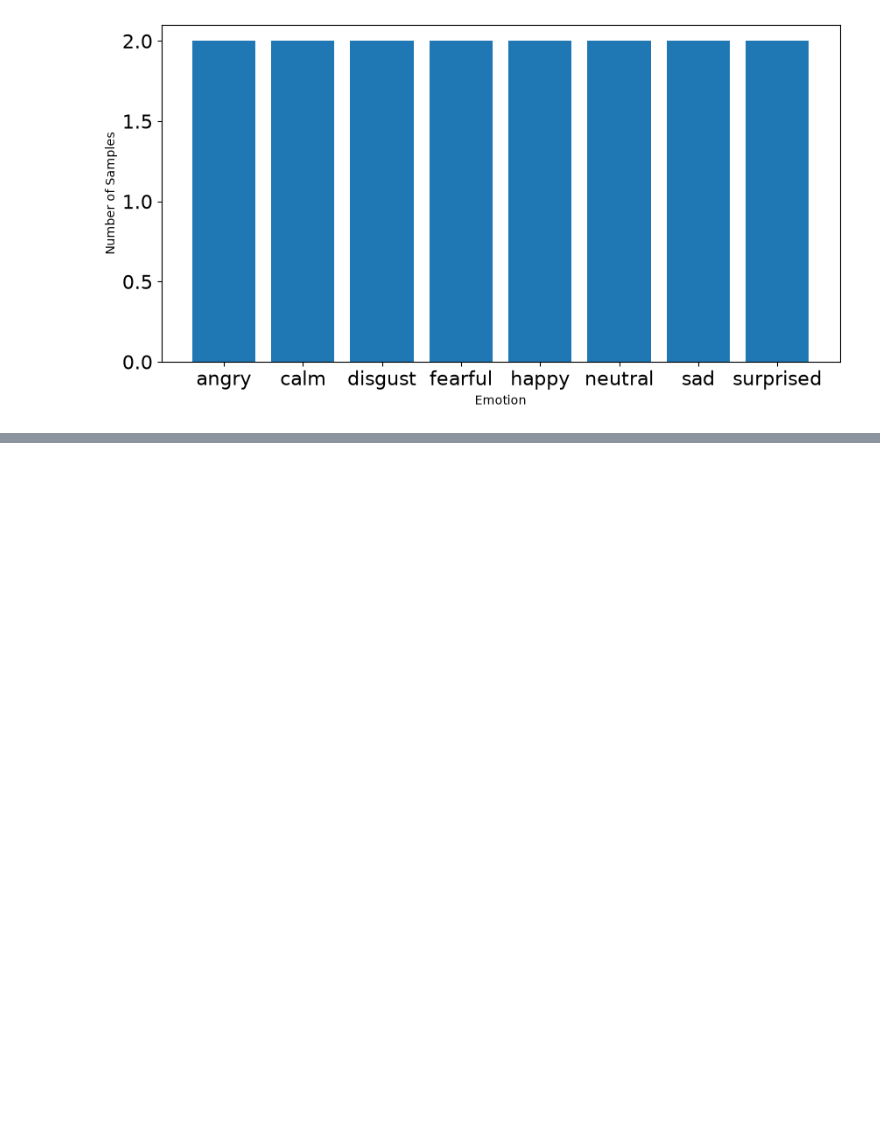
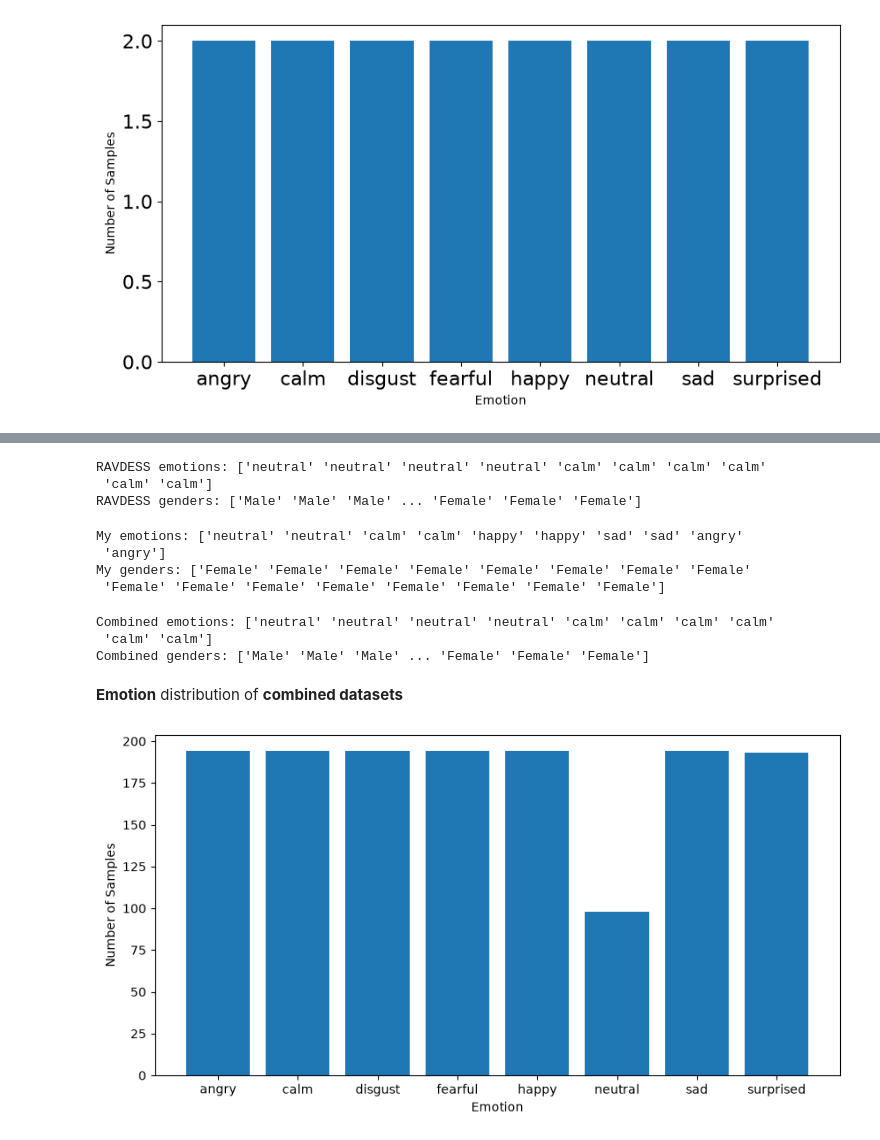
Before and after one commit to IAT-ExploringAI-2026/Week2-DataPreprocessing, a Jupyter notebook: Week 2.ipynb, the cells around one changed output, grey strips where cells are left out. Cells and saved outputs as stored; diff of their text form; code cells hidden in the pictures; blank space fills up the shorter version.

```diff
--- a/Week 2.ipynb
+++ b/Week 2.ipynb
@@ -811,0 +816,5 @@ plt.show()
+# %%
+ravdess_files = glob.glob("Assignment 2/OneDrive/Audio Data/Actor_*/*.wav")
+recorded_files = glob.glob("Assignment 2/RecordedAudio/Actor_*/*.wav")
+
+combined_files = ravdess_files + recorded_files
@@ -811,0 +831,59 @@ plt.show()
+# %%
+def get_labels(files):
+    emotions = []
+    genders = []
+
+    for file in files:
+        file_name = os.path.basename(file)
+        # Emotion = 3rd identifier
+        emotion = emotions_dict[file_name.split("-")[2]]
+        # Actor = 7th identifier
+        actor = int(file_name.split("-")[6].split(".")[0])
+
+        if actor % 2 == 0:
+            gender = "Female"
+        else:
+            gender = "Male"
+
+        emotions.append(emotion)
+        genders.append(gender)
+
+    return np.array(emotions), np.array(genders)
+# %%
+ravdess_emotions, ravdess_genders = get_labels(ravdess_files)
+print("RAVDESS emotions:", ravdess_emotions[:10])
+print("RAVDESS genders:", ravdess_genders)
+# %% [output]
+RAVDESS emotions: ['neutral' 'neutral' 'neutral' 'neutral' 'calm' 'calm' 'calm' 'calm'
+ 'calm' 'calm']
+RAVDESS genders: ['Male' 'Male' 'Male' ... 'Female' 'Female' 'Female']
+# %%
+my_emotions, my_genders = get_labels(recorded_files)
+print("My emotions:", my_emotions[:10])
+print("My genders:", my_genders)
+# %% [output]
+My emotions: ['neutral' 'neutral' 'calm' 'calm' 'happy' 'happy' 'sad' 'sad' 'angry'
+ 'angry']
+My genders: ['Female' 'Female' 'Female' 'Female' 'Female' 'Female' 'Female' 'Female'
+ 'Female' 'Female' 'Female' 'Female' 'Female' 'Female' 'Female' 'Female']
+# %%
+combined_emotions, combined_genders = get_labels(combined_files)
+print("Combined emotions:", combined_emotions[:10])
+print("Combined genders:", combined_genders)
+# %% [output]
+Combined emotions: ['neutral' 'neutral' 'neutral' 'neutral' 'calm' 'calm' 'calm' 'calm'
+ 'calm' 'calm']
+Combined genders: ['Male' 'Male' 'Male' ... 'Female' 'Female' 'Female']
+# %% [markdown]
+**Emotion** distribution of **combined datasets**
+# %%
+emotion_list, emotion_count = np.unique(combined_emotions, return_counts=True)
+
+plt.figure(figsize=(10, 5))
+plt.bar(x=range(len(emotion_list)), height=emotion_count)
+plt.xticks(range(len(emotion_list)), emotion_list)
+plt.xlabel("Emotion")
+plt.ylabel("Number of Samples")
+plt.show()
+# %% [output]
+[figure, added]
```
Also changed, not shown: parts of 22 cells of this notebook.
